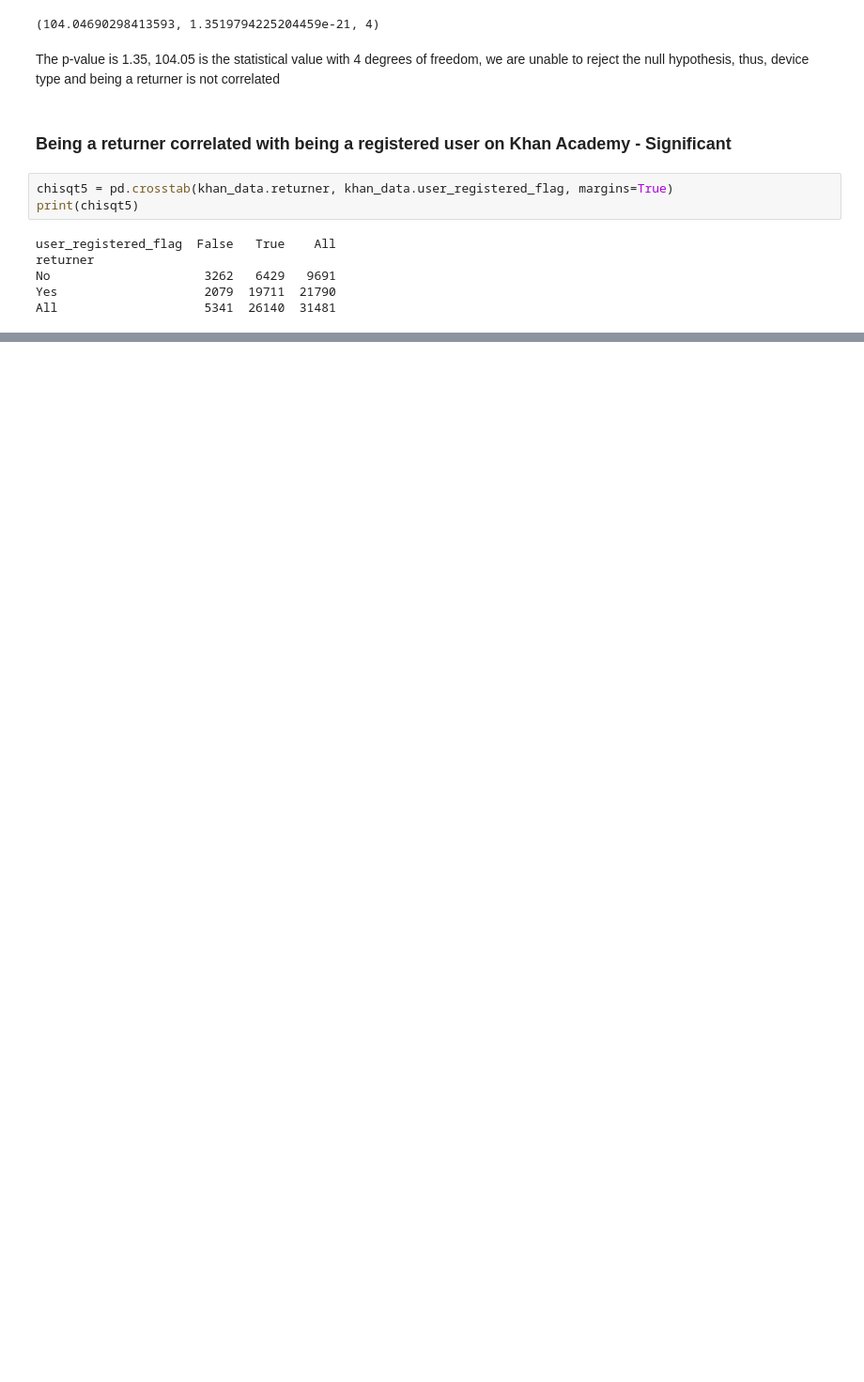
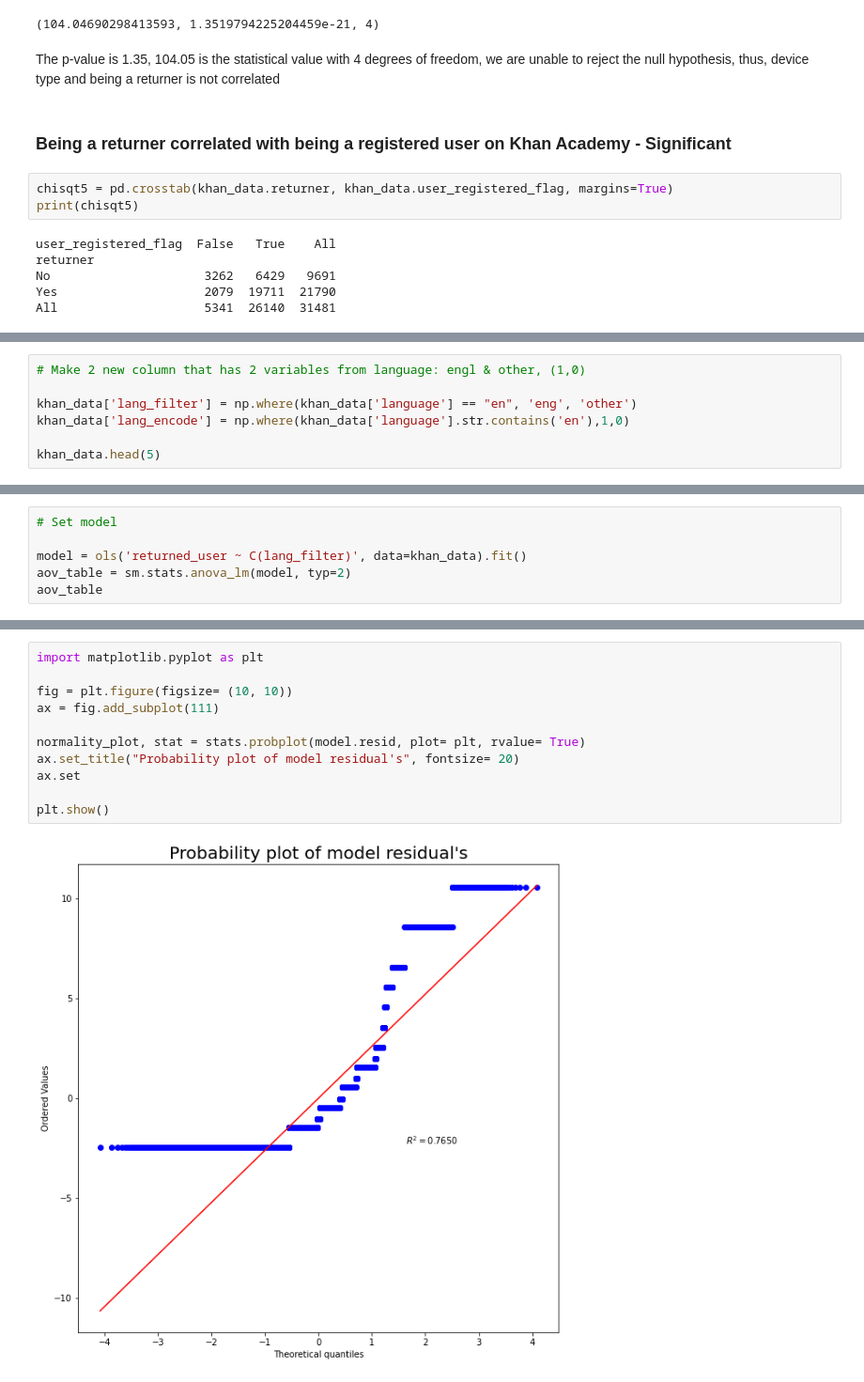
Before and after one commit to ni-mark/Khan_Academy_User_Retention_Behavior_Analysis, a Jupyter notebook: Khan Academy Behavior Analysis/Feature Analysis Engineering .ipynb, the cells around one changed output, grey strips where cells are left out. Shown: that part at 94% size. Saved outputs shown, nothing was run; the diff lists cells and outputs as text; blank space fills up the shorter version.

```diff
--- a/Khan Academy Behavior Analysis/Feature Analysis Engineering .ipynb
+++ b/Khan Academy Behavior Analysis/Feature Analysis Engineering .ipynb
@@ -252,0 +298,7 @@ The p-value is 0.0, 2769.91 is the statistical value with 2 degrees of freedom,
+# %%
+# Make 2 new column that has 2 variables from language: engl & other, (1,0)
+
+khan_data['lang_filter'] = np.where(khan_data['language'] == "en", 'eng', 'other')
+khan_data['lang_encode'] = np.where(khan_data['language'].str.contains('en'),1,0)
+
+khan_data.head(5)
@@ -252,0 +324,6 @@ The p-value is 0.0, 2769.91 is the statistical value with 2 degrees of freedom,
+# %%
+# Set model
+
+model = ols('returned_user ~ C(lang_filter)', data=khan_data).fit()
+aov_table = sm.stats.anova_lm(model, typ=2)
+aov_table
@@ -252,0 +361,13 @@ The p-value is 0.0, 2769.91 is the statistical value with 2 degrees of freedom,
+# %%
+import matplotlib.pyplot as plt
+
+fig = plt.figure(figsize= (10, 10))
+ax = fig.add_subplot(111)
+
+normality_plot, stat = stats.probplot(model.resid, plot= plt, rvalue= True)
+ax.set_title("Probability plot of model residual's", fontsize= 20)
+ax.set
+
+plt.show()
+# %% [output]
+[figure, added]
```
Also changed, not shown: parts of 61 cells of this notebook.
